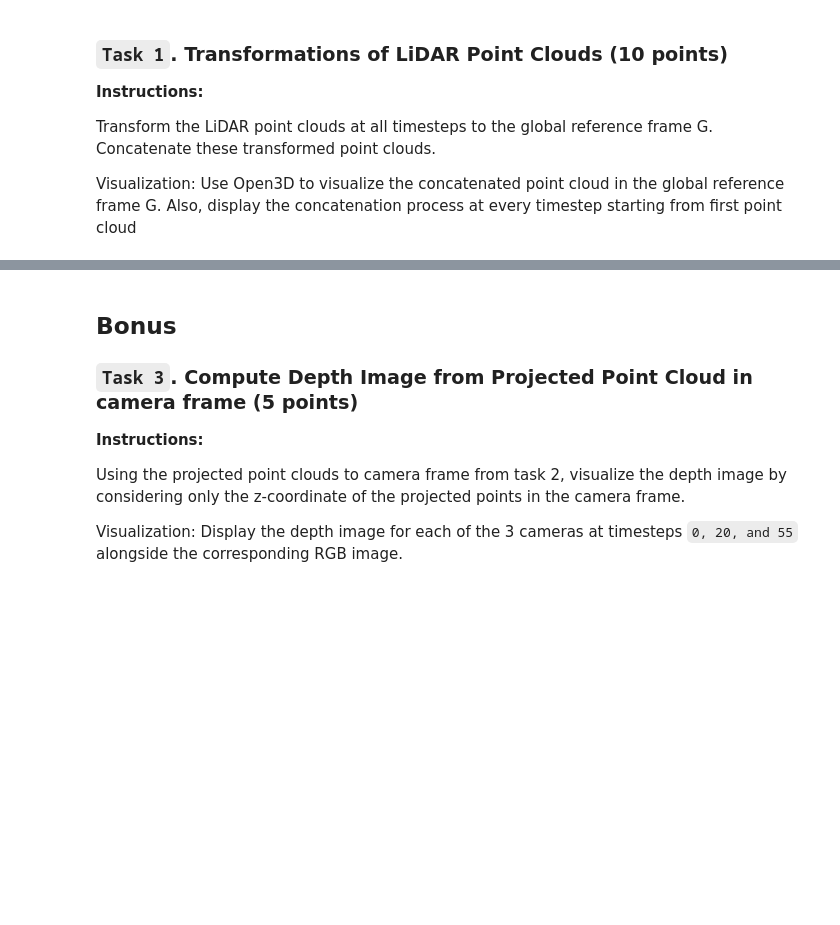
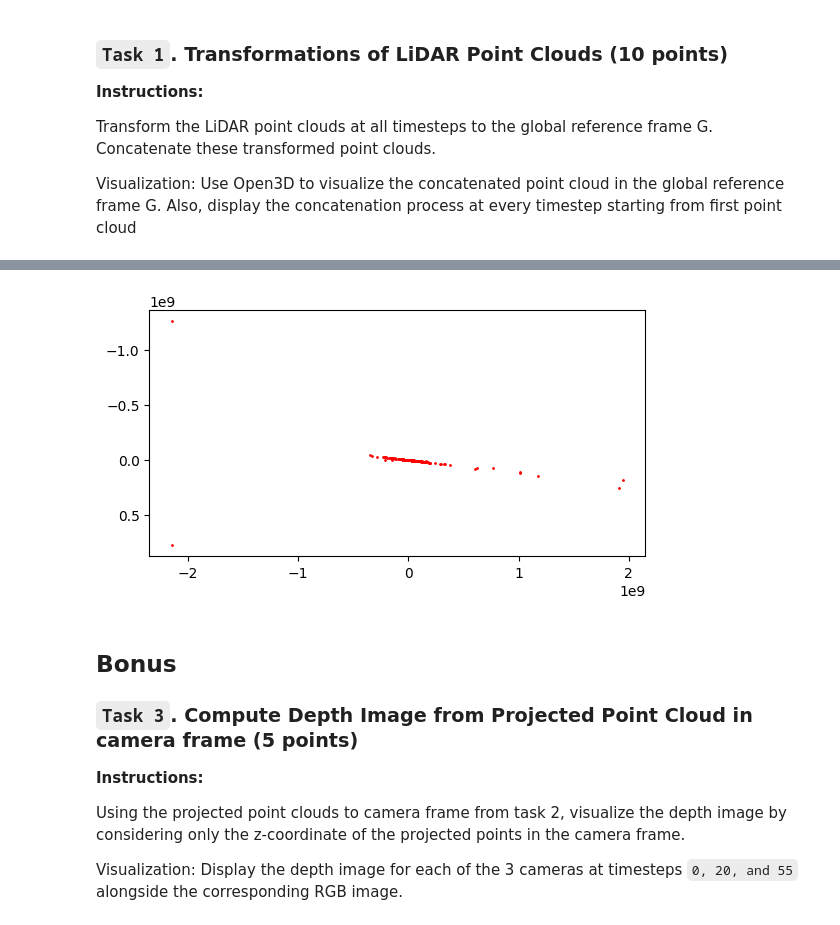
Before and after one commit to ihsingh2/mr-assignments, a Jupyter notebook: MR24_Assignment_1.ipynb, the cells around one changed output, grey strips where cells are left out. Drawn from its saved outputs; the diff is of its cells as text; code cells hidden in the pictures; blank space fills up the shorter version.

```diff
--- a/MR24_Assignment_1.ipynb
+++ b/MR24_Assignment_1.ipynb
@@ -137,3 +200,61 @@ Visualization: Overlay the projected points onto the camera images and visualize
+# %%
+# Function to load the intrinsic matrix from a file
+def load_intrinsic_matrix(file_path):
+    return np.loadtxt(file_path).reshape(3, 3)
+
+# Function to project 3D points to 2D image plane using the intrinsic matrix
+def project_points_to_image(points_3d, K):
+    """
+    Projects 3D points into 2D image plane using the intrinsic matrix K.
+
+    :param points_3d: Nx3 numpy array of 3D points
+    :param K: 3x3 camera intrinsic matrix
+    :return: Nx2 numpy array of 2D points in image plane
+    """
+    # Project points using intrinsic matrix
+    points_2d_hom = (K @ points_3d.T).T
+
+    # Normalize by the third (homogeneous) coordinate to get image plane coordinates
+    points_2d = points_2d_hom[:, :2] / points_2d_hom[:, 2:3]
+
+    return points_2d
+
+# Load intrinsic matrices for each camera
+K_camera_0 = load_intrinsic_matrix('intrinsics/0.txt')
+
+# Load the corresponding image from the 'images' folder
+image = cv2.imread('images/000_0.jpg')
+
+# Load or generate a sample 3D point cloud (replace this with your actual point cloud data)
+points_3d_sample = np.random.rand(1000, 3) * 10  # Example points in 3D
+
+# Project 3D points onto the image plane
+projected_points = project_points_to_image(points_3d_sample, K_camera_0)
+
+# Convert to integer pixel coordinates for visualization
+projected_points_int = projected_points.astype(int)
+
+# Display the image with overlaid projected points
+plt.imshow(cv2.cvtColor(image, cv2.COLOR_BGR2RGB))
+plt.scatter(projected_points_int[:, 0], projected_points_int[:, 1], s=1, c='r', marker='o')
+plt.show()
+
+# Create an Open3D point cloud object
+pcd = o3d.geometry.PointCloud()
+
+# Assign the 3D points to the point cloud
+pcd.points = o3d.utility.Vector3dVector(points_3d_sample)
+
+# Create a visualizer and add the point cloud
+vis = o3d.visualization.Visualizer()
+vis.create_window(window_name="3D Point Cloud")
+vis.add_geometry(pcd)
+
+# Visualize the 3D point cloud
+vis.run()
+vis.destroy_window()
+# %% [output]
+[figure, added]
 # %% [markdown]
 ## Bonus
 
```
Also changed, not shown: parts of 19 cells of this notebook.
